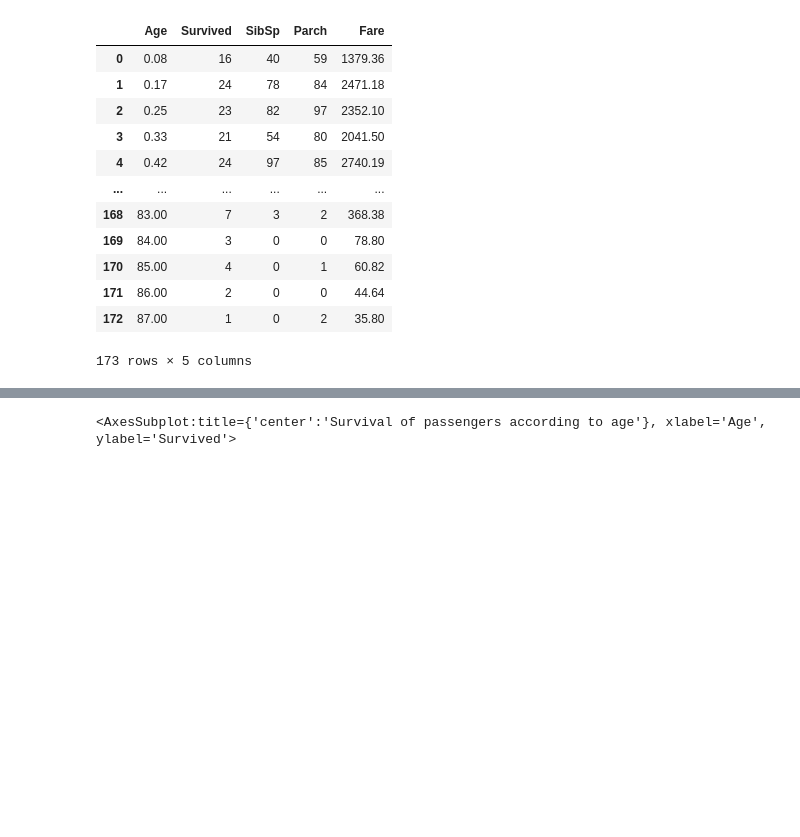
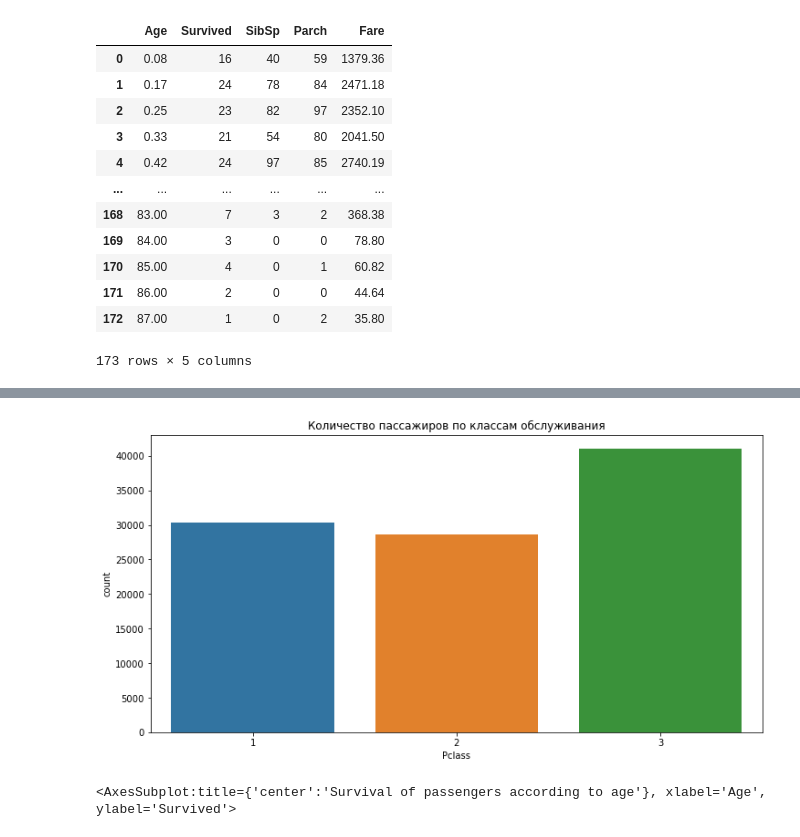
Before and after one commit to mamont79/02_EDA_2022, a Jupyter notebook: 02_EDA_2022.ipynb, the cells around one changed output, grey strips where cells are left out. Cells and saved outputs as stored; diff of their text form; code cells hidden in the pictures; blank space fills up the shorter version.

```diff
--- a/02_EDA_2022.ipynb
+++ b/02_EDA_2022.ipynb
@@ -105,3 +129,9 @@ age_surv.drop(['PassengerId', 'Pclass'],axis=1)
+# %%
+plt.figure(figsize=(12,6))
+sns.countplot('Pclass', data=db).set_title("Количество пассажиров по классам обслуживания")
+plt.show()
+# %% [output]
+[figure, added]
 # %%
 plt.figure(figsize=(100,10))
 plt.title("Survival of passengers according to age")
```
Also changed, not shown: parts of 5 cells of this notebook.
